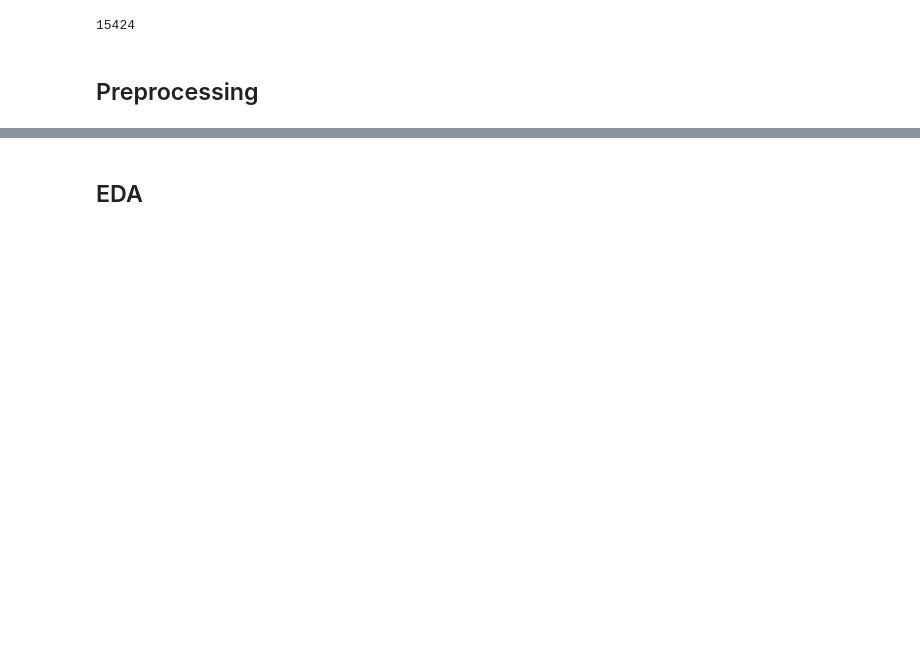
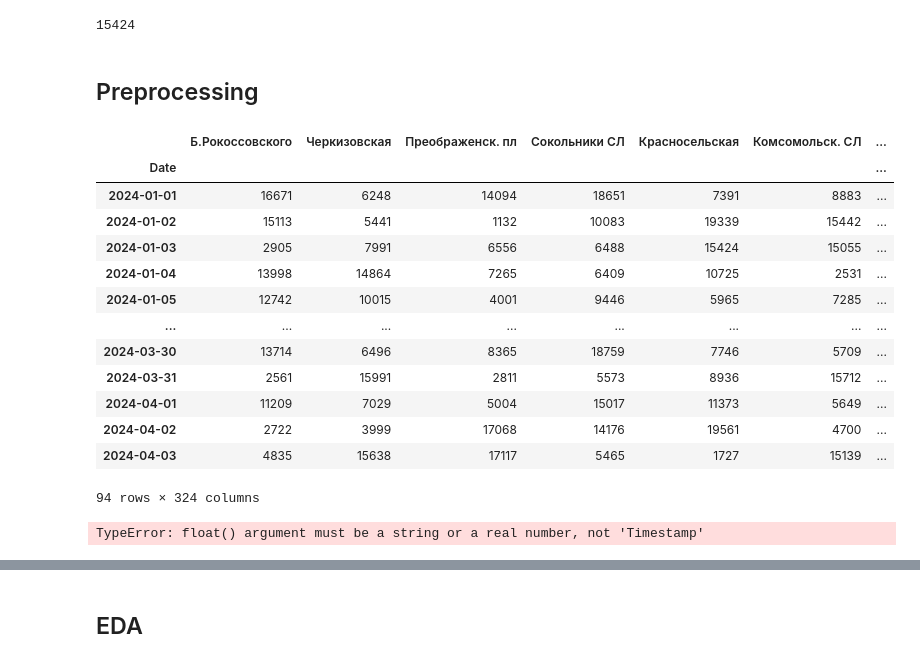
Before and after one commit to b3GOR/METRO_bot, a Jupyter notebook: noteboo.ipynb, the cells around one changed output, grey strips where cells are left out. Cells and saved outputs as stored; diff of their text form; code cells hidden in the pictures; blank space fills up the shorter version.

```diff
--- a/noteboo.ipynb
+++ b/noteboo.ipynb
@@ -24,0 +28,17 @@ df = df.sort_index()
+# %%
+df
+# %% [output]
+|  | Б.Рокоссовского | Черкизовская | Преображенск. пл | Сокольники СЛ | Красносельская | Комсомольск. СЛ | ... |
+| Date |  |  |  |  |  |  | ... |
+| 2024-01-01 | 16671 | 6248 | 14094 | 18651 | 7391 | 8883 | ... |
+| 2024-01-02 | 15113 | 5441 | 1132 | 10083 | 19339 | 15442 | ... |
+| 2024-01-03 | 2905 | 7991 | 6556 | 6488 | 15424 | 15055 | ... |
+| 2024-01-04 | 13998 | 14864 | 7265 | 6409 | 10725 | 2531 | ... |
+| 2024-01-05 | 12742 | 10015 | 4001 | 9446 | 5965 | 7285 | ... |
+| ... | ... | ... | ... | ... | ... | ... | ... |
+| 2024-03-30 | 13714 | 6496 | 8365 | 18759 | 7746 | 5709 | ... |
+| 2024-03-31 | 2561 | 15991 | 2811 | 5573 | 8936 | 15712 | ... |
+| 2024-04-01 | 11209 | 7029 | 5004 | 15017 | 11373 | 5649 | ... |
+| 2024-04-02 | 2722 | 3999 | 17068 | 14176 | 19561 | 4700 | ... |
+| 2024-04-03 | 4835 | 15638 | 17117 | 5465 | 1727 | 15139 | ... |
+94 rows × 324 columns
@@ -24,0 +48,4 @@ df = df.sort_index()
+# %%
+sns.heatmap(df,annot=True)
+# %% [output]
+TypeError: float() argument must be a string or a real number, not 'Timestamp'
```
Also changed, not shown: parts of 21 cells of this notebook.
